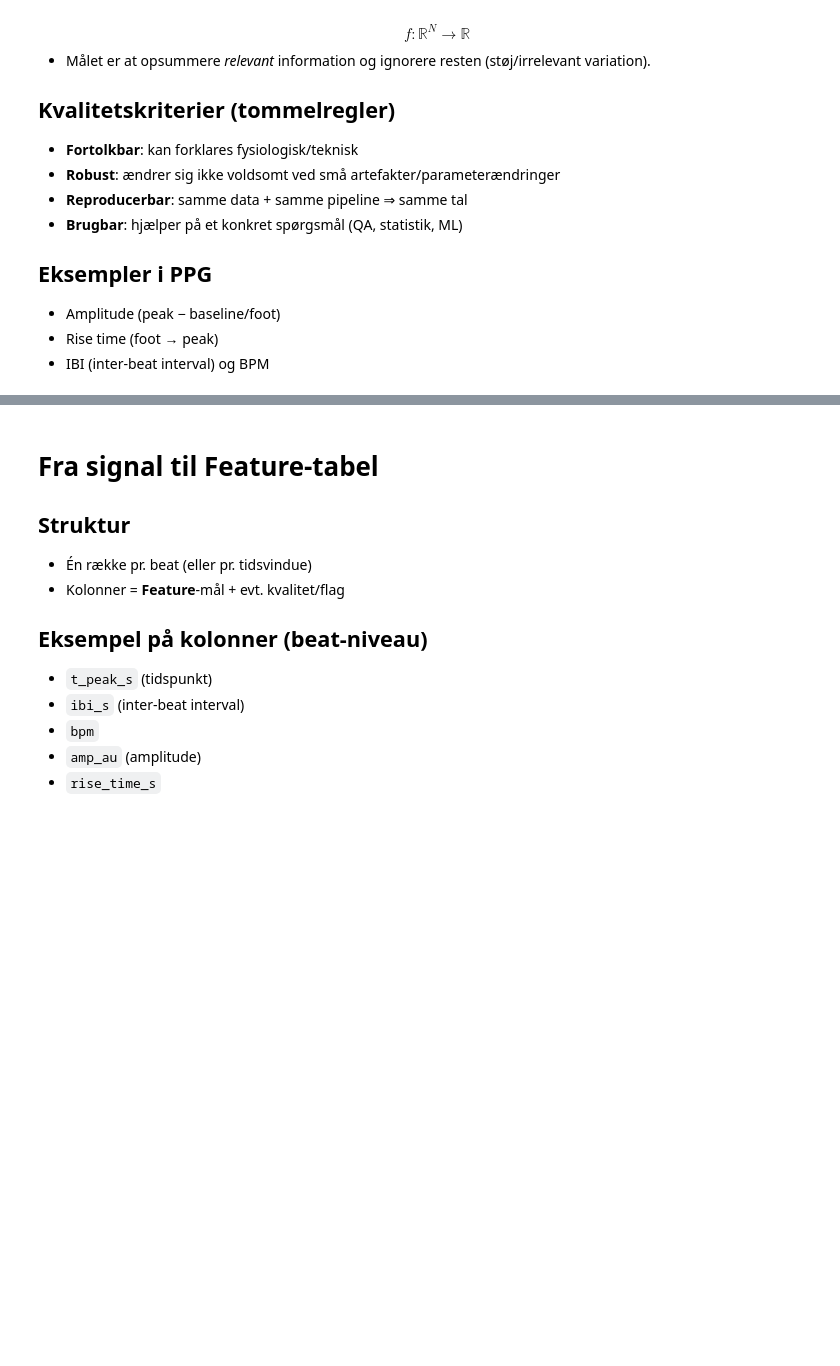
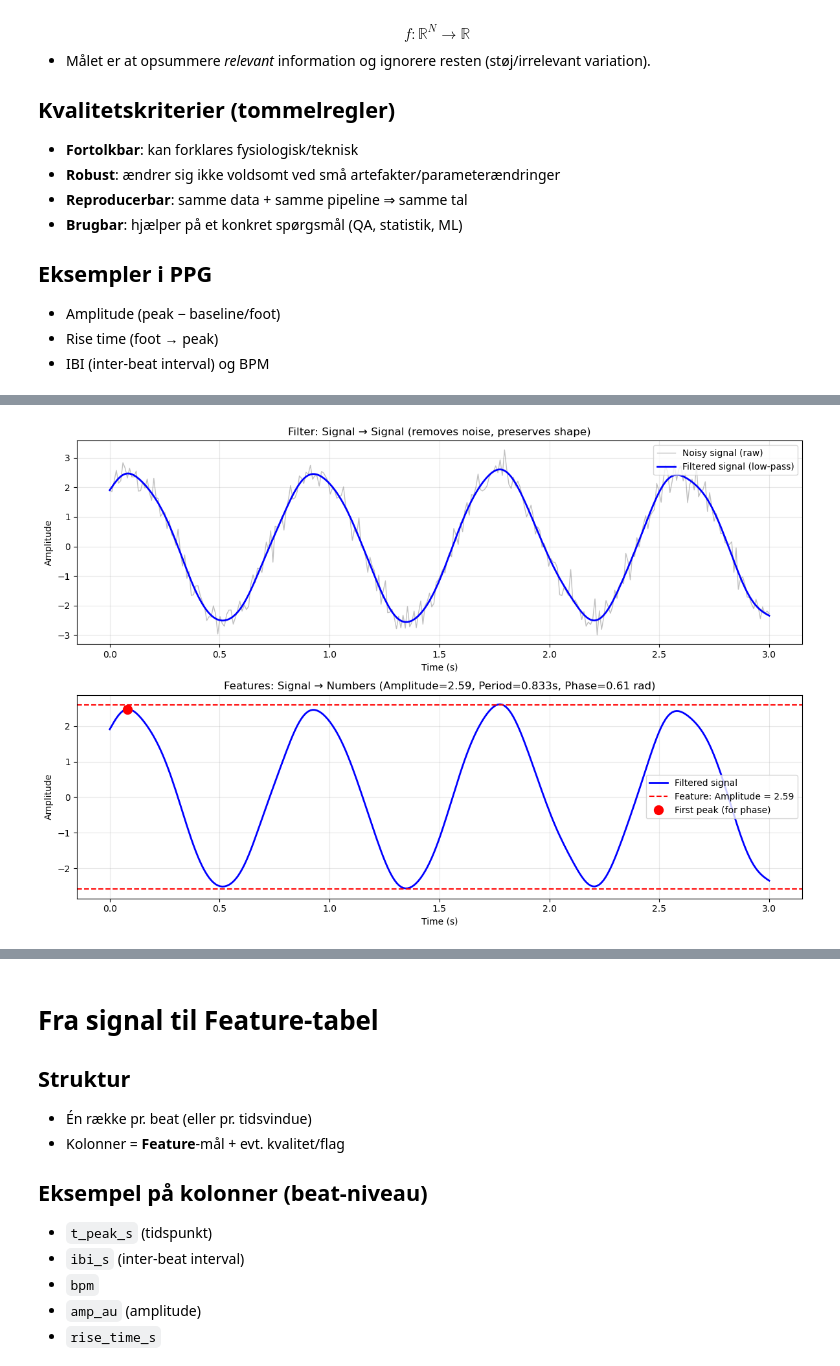
Before and after one commit to AAU-ST2-Programming/signals_3, a Jupyter notebook: signals_3.ipynb, the cells around one changed output, grey strips where cells are left out. Drawn from its saved outputs; the diff is of its cells as text; code cells hidden in the pictures; blank space fills up the shorter version.

```diff
--- a/signals_3.ipynb
+++ b/signals_3.ipynb
@@ -55,0 +78,87 @@
+# %%
+import numpy as np
+import matplotlib.pyplot as plt
+from scipy import signal as scipy_signal
+
+# Generate a noisy sine wave
+fs = 100  # sampling frequency (Hz)
+t = np.linspace(0, 3, fs * 3)  # 3 seconds
+f0 = 1.2  # frequency (Hz)
+A = 2.5  # amplitude
+phase = np.pi / 4  # phase offset
+
+# Clean signal
+clean_signal = A * np.sin(2 * np.pi * f0 * t + phase)
+
+# Add noise
+np.random.seed(42)
+noise = np.random.normal(0, 0.3, len(t))
+noisy_signal = clean_signal + noise
+
+# Apply a low-pass filter (Butterworth)
+b, a = scipy_signal.butter(4, 5, fs=fs, btype='low')
+filtered_signal = scipy_signal.filtfilt(b, a, noisy_signal)
+
+# Extract features from the filtered signal
+# Feature 1: Amplitude (peak-to-peak / 2)
+amplitude_feature = (np.max(filtered_signal) - np.min(filtered_signal)) / 2
+
+# Find peaks for feature extraction
+peaks, _ = scipy_signal.find_peaks(filtered_signal, height=0)
+
+# Feature 2: Period (T) - estimate from average inter-peak interval
+if len(peaks) > 1:
+    peak_times = t[peaks]
+    inter_peak_intervals = np.diff(peak_times)
+    period_feature = np.mean(inter_peak_intervals)
+else:
+    period_feature = np.nan
+
+# Feature 3: Phase (estimate from first peak)
+if len(peaks) > 0:
+    first_peak_time = t[peaks[0]]
+    phase_feature = (first_peak_time * f0 * 2 * np.pi) % (2 * np.pi)
+else:
+    phase_feature = np.nan
+
+# Visualization
+fig, axes = plt.subplots(2, 1, figsize=(12, 8))
+
+# Top plot: Filter example
+axes[0].plot(t, noisy_signal, 'gray', alpha=0.5, linewidth=1, label='Noisy signal (raw)')
+axes[0].plot(t, filtered_signal, 'b', linewidth=2, label='Filtered signal (low-pass)')
+axes[0].set_xlabel('Time (s)')
+axes[0].set_ylabel('Amplitude')
+axes[0].set_title('Filter: Signal → Signal (removes noise, preserves shape)')
+axes[0].legend()
+axes[0].grid(True, alpha=0.3)
+
+# Bottom plot: Feature extraction
+axes[1].plot(t, filtered_signal, 'b', linewidth=2, label='Filtered signal')
+axes[1].axhline(amplitude_feature, color='r', linestyle='--', label=f'Feature: Amplitude = {amplitude_feature:.2f}')
+axes[1].axhline(-amplitude_feature, color='r', linestyle='--')
+if len(peaks) > 0:
+    axes[1].plot(t[peaks[0]], filtered_signal[peaks[0]], 'ro', markersize=10, label='First peak (for phase)')
+axes[1].set_xlabel('Time (s)')
+axes[1].set_ylabel('Amplitude')
+axes[1].set_title(f'Features: Signal → Numbers (Amplitude={amplitude_feature:.2f}, Period={period_feature:.3f}s, Phase={phase_feature:.2f} rad)')
+axes[1].legend()
+axes[1].grid(True, alpha=0.3)
+
+plt.tight_layout()
+plt.show()
+
+# Print feature summary
+print("="*50)
+print("Feature Extraction Summary")
+print("="*50)
+print(f"Amplitude:  {amplitude_feature:.3f}")
+print(f"Period (T): {period_feature:.3f} s")
+print(f"Frequency:  {1/period_feature:.3f} Hz")
+print(f"Phase:      {phase_feature:.3f} rad ({np.degrees(phase_feature):.1f}°)")
+print("="*50)
+print("\nKey difference:")
+print("• Filter:   Signal → Signal (cleaning/preprocessing)")
+print("• Feature:  Signal → Number(s) (measurement/summary)")
+# %% [output]
+[figure, added]
```
Also changed, not shown: parts of 3 cells of this notebook, 1 other file.
